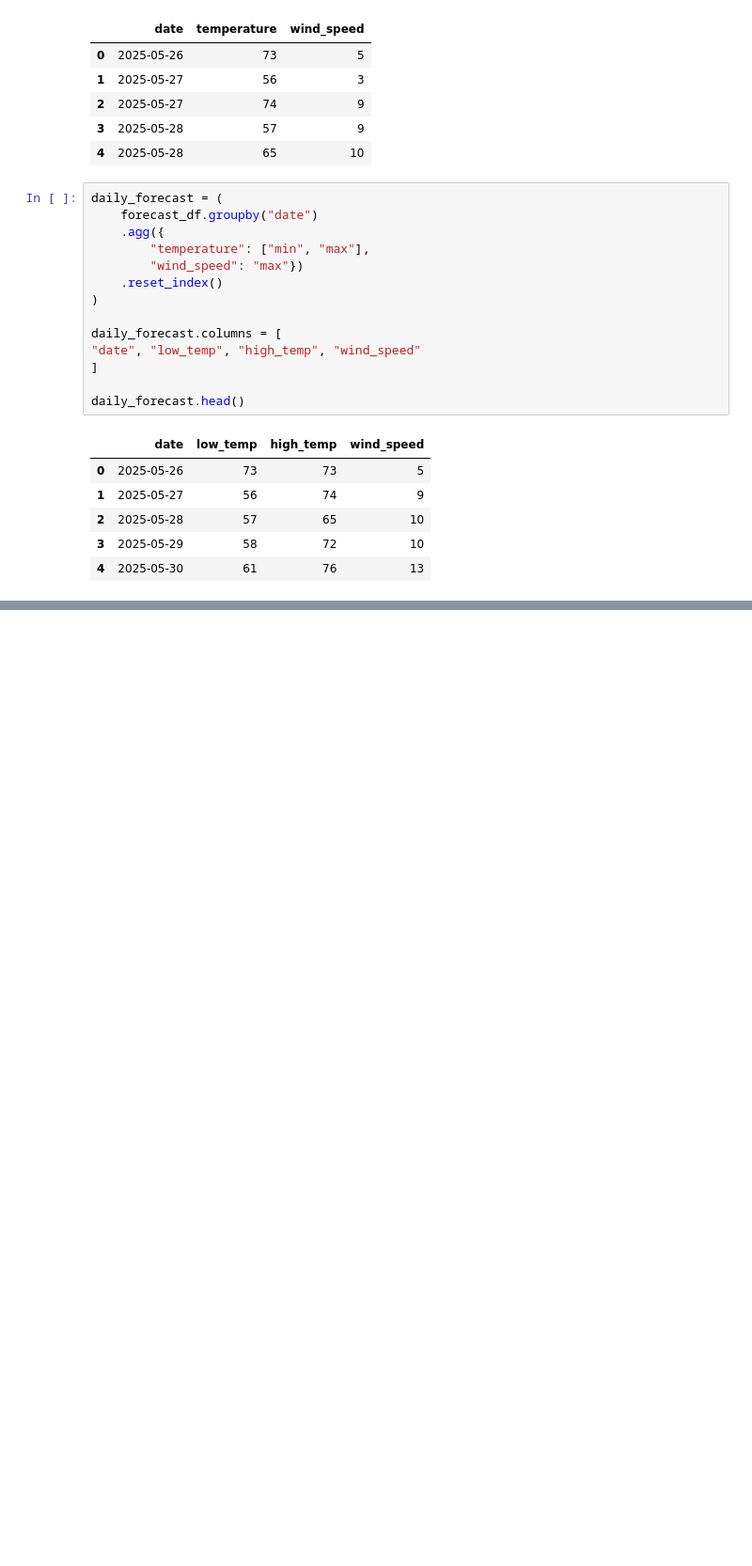
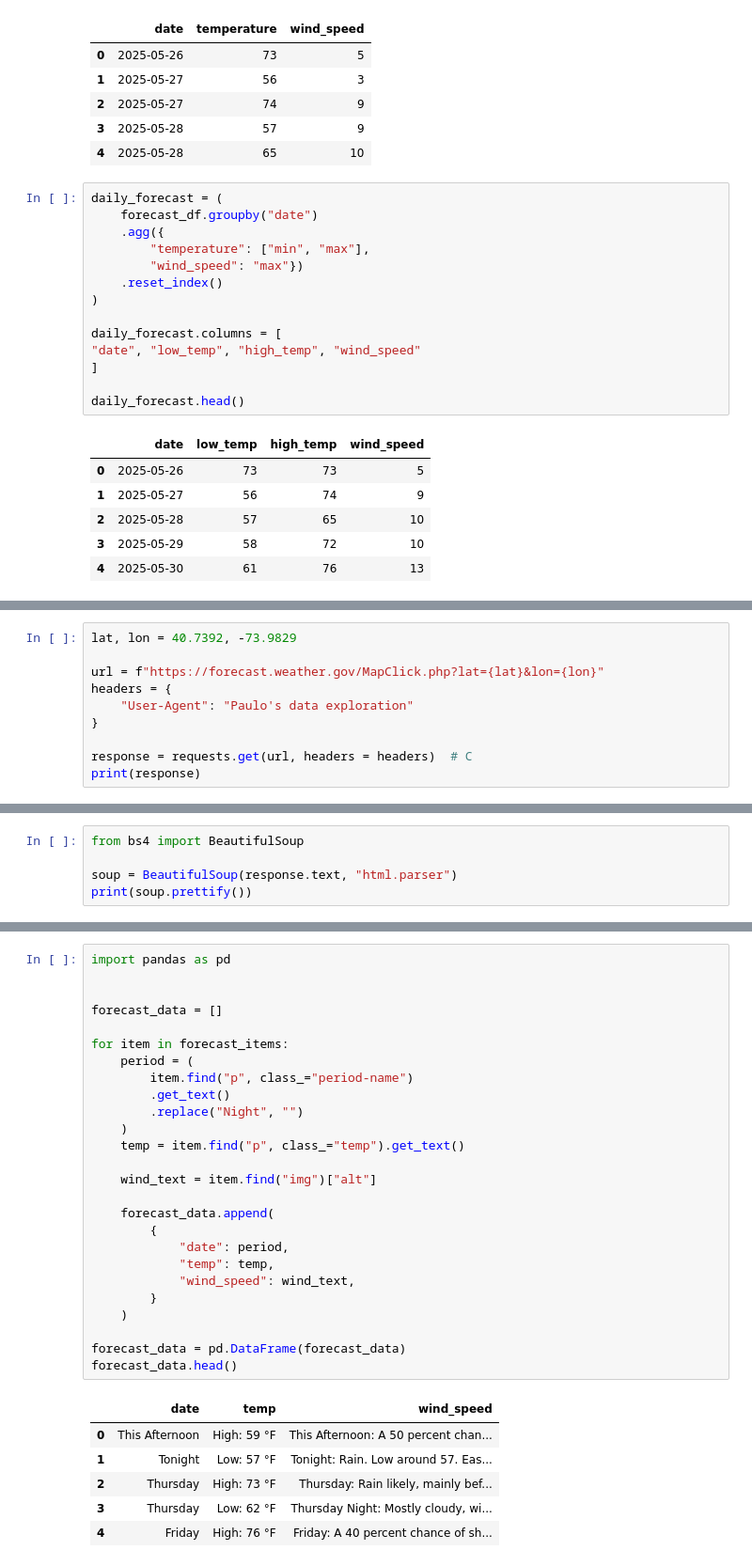
Before and after one commit to oliveiraphm/effective-data-analysis, a Jupyter notebook: src/ch10.ipynb, the cells around one changed output, grey strips where cells are left out. Shown: that part at 94% size. Saved outputs shown, nothing was run; the diff lists cells and outputs as text; blank space fills up the shorter version.

```diff
--- a/src/ch10.ipynb
+++ b/src/ch10.ipynb
@@ -76,0 +79,10 @@ daily_forecast.head()
+# %%
+lat, lon = 40.7392, -73.9829
+
+url = f"https://forecast.weather.gov/MapClick.php?lat={lat}&lon={lon}"
+headers = {
+    "User-Agent": "Paulo's data exploration"
+}
+
+response = requests.get(url, headers = headers)  # C
+print(response)
@@ -76,0 +111,5 @@ daily_forecast.head()
+# %%
+from bs4 import BeautifulSoup
+
+soup = BeautifulSoup(response.text, "html.parser")
+print(soup.prettify())
@@ -76,0 +149,33 @@ daily_forecast.head()
+# %%
+import pandas as pd
+
+
+forecast_data = []
+
+for item in forecast_items:
+    period = (
+        item.find("p", class_="period-name")
+        .get_text()
+        .replace("Night", "")
+    )
+    temp = item.find("p", class_="temp").get_text()
+
+    wind_text = item.find("img")["alt"]
+
+    forecast_data.append(
+        {
+            "date": period,
+            "temp": temp,
+            "wind_speed": wind_text,
+        }
+    )
+
+forecast_data = pd.DataFrame(forecast_data)
+forecast_data.head()
+# %% [output]
+|  | date | temp | wind_speed |
+| 0 | This Afternoon | High: 59 °F | This Afternoon: A 50 percent chan... |
+| 1 | Tonight | Low: 57 °F | Tonight: Rain. Low around 57. Eas... |
+| 2 | Thursday | High: 73 °F | Thursday: Rain likely, mainly bef... |
+| 3 | Thursday | Low: 62 °F | Thursday Night: Mostly cloudy, wi... |
+| 4 | Friday | High: 76 °F | Friday: A 40 percent chance of sh... |
```
Also changed, not shown: parts of 12 cells of this notebook, 1 other file.
